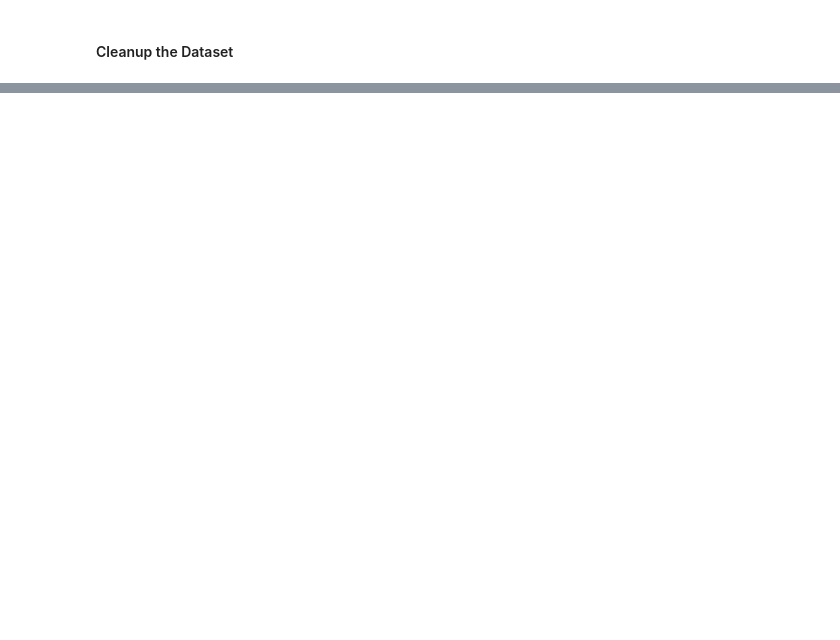
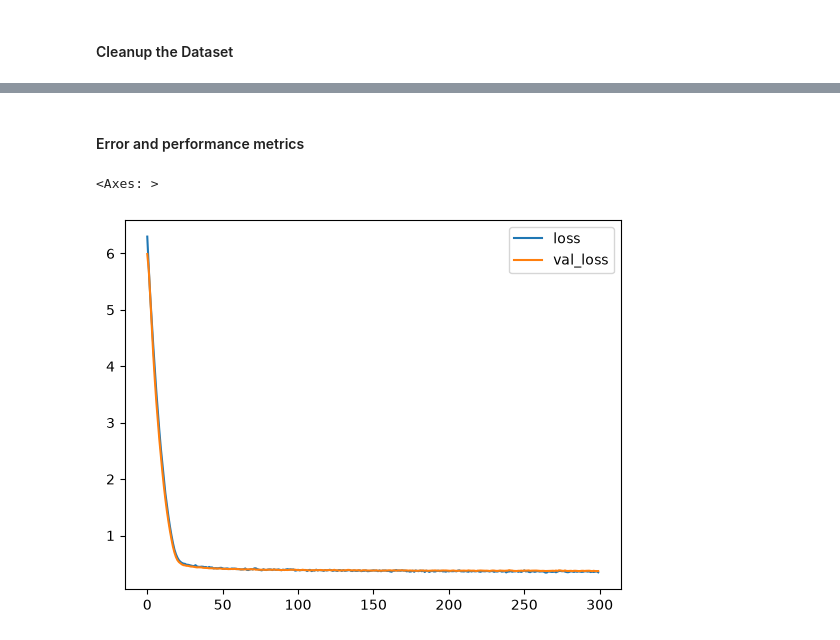
Before and after one commit to gayaniwijesinghe91/Deep_Learning, a Jupyter notebook: Exercise 02/ann_classification_heart_failure_prediction.ipynb, the cells around one changed output, grey strips where cells are left out. Cells and saved outputs as stored; diff of their text form; code cells hidden in the pictures; blank space fills up the shorter version.

Commit message:
ANN Classification exercise 02

```diff
--- a/Exercise 02/ann_classification_heart_failure_prediction.ipynb
+++ b/Exercise 02/ann_classification_heart_failure_prediction.ipynb
@@ -57,0 +160,4 @@ Name: count, dtype: int64
+# %%
+cut_mapper = {'Down': 1, 'Flat': 2,'Up': 3}
+df['ST_Slope'] = df['ST_Slope'].map(cut_mapper)
+df.head()
@@ -57,0 +253,29 @@ Name: count, dtype: int64
+# %%
+# create neural network
+
+# save the amount of support variables into a helper variable
+# so we don't have to update the input_shape all the time
+variable_amount = len(X.columns)
+
+# Define Sequential neural network model
+# input shape has to match the amount of SUPPORT VARIABLES
+# in other words => amount of columns in X
+# Tip: have at least the same number of nodes as in the input shape
+
+# output layer in classification depends on the amounts of
+# unique output options in the target variable
+model = keras.Sequential(
+    [
+        layers.BatchNormalization(input_shape=(variable_amount,)),
+        layers.Dense(16, activation="relu", kernel_regularizer=keras.regularizers.l1(l1=0.1)),
+        layers.Dense(8, activation="relu"),
+        layers.Dense(len(categories), activation="softmax")
+    ]
+)
+
+# select the optimizer and loss function
+# for classification, we use categorical crossentropy this time for loss-function
+# we also wish to measure the accuracy of our model in the metrics
+model.compile(optimizer='adam', loss='categorical_crossentropy', metrics=['accuracy'])
+
+model.summary()
@@ -57,0 +301,4 @@ Name: count, dtype: int64
+# %%
+# train/fit neural network with validation data
+# see the instructions on the train/test -split above on how to split the data correctly
+model.fit(x=X_train, y=y_train, epochs=300, validation_data=(X_val, y_val))
@@ -57,0 +324,11 @@ Name: count, dtype: int64
+# %% [markdown]
+#### Error and performance metrics
+# %%
+loss_df = pd.DataFrame(model.history.history)
+loss_df[['loss', 'val_loss']].plot()
+
+# the model seems to learn fairly well according to loos
+# not overfitting, but there's a slight room for improvement
+# %% [output]
+<Axes: >
+[figure, added]
```
Also changed, not shown: parts of 34 cells of this notebook.
